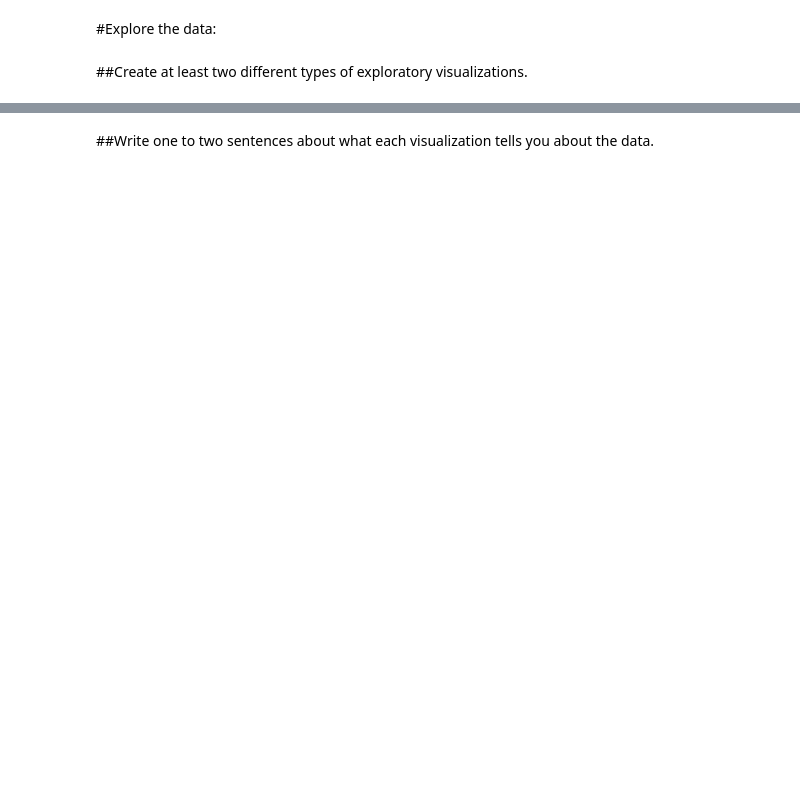
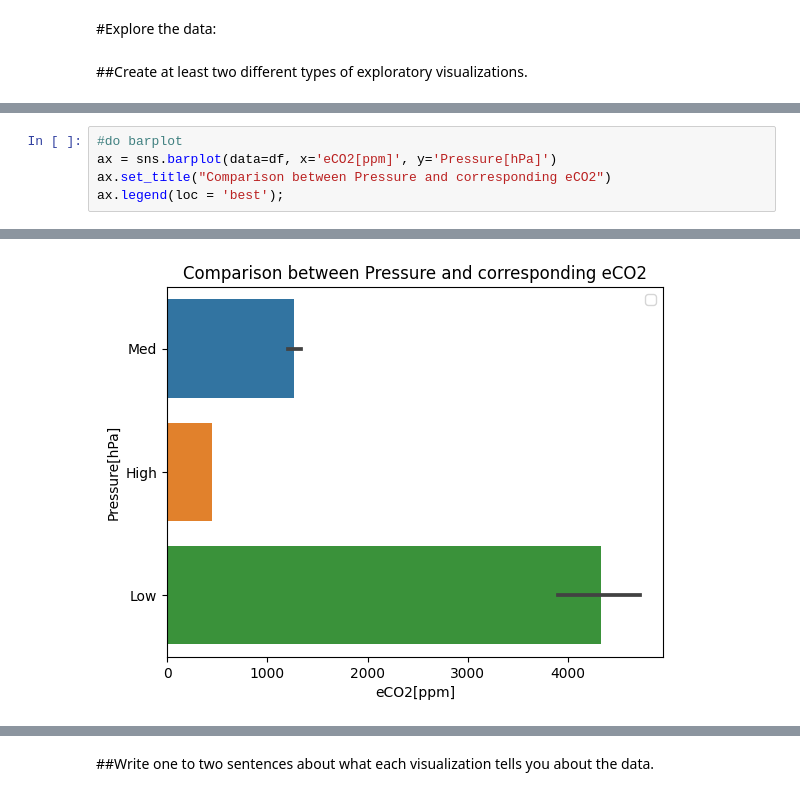
Before and after one commit to hawkeyedatatsai/Maching-Learning-Classification, a Jupyter notebook: Maching_Learning_Mock_Classification.ipynb, the cells around one changed output, grey strips where cells are left out. Drawn from its saved outputs; the diff is of its cells as text; blank space fills up the shorter version.

```diff
--- a/Maching_Learning_Mock_Classification.ipynb
+++ b/Maching_Learning_Mock_Classification.ipynb
@@ -241,0 +266,6 @@ df.describe()
+# %%
+#do barplot
+ax = sns.barplot(data=df, x='eCO2[ppm]', y='Pressure[hPa]')
+ax.set_title("Comparison between Pressure and corresponding eCO2")
+ax.legend(loc = 'best');
+# %% [output]
@@ -241,0 +273 @@ df.describe()
+[figure, added]
```
Also changed, not shown: parts of 11 cells of this notebook.
